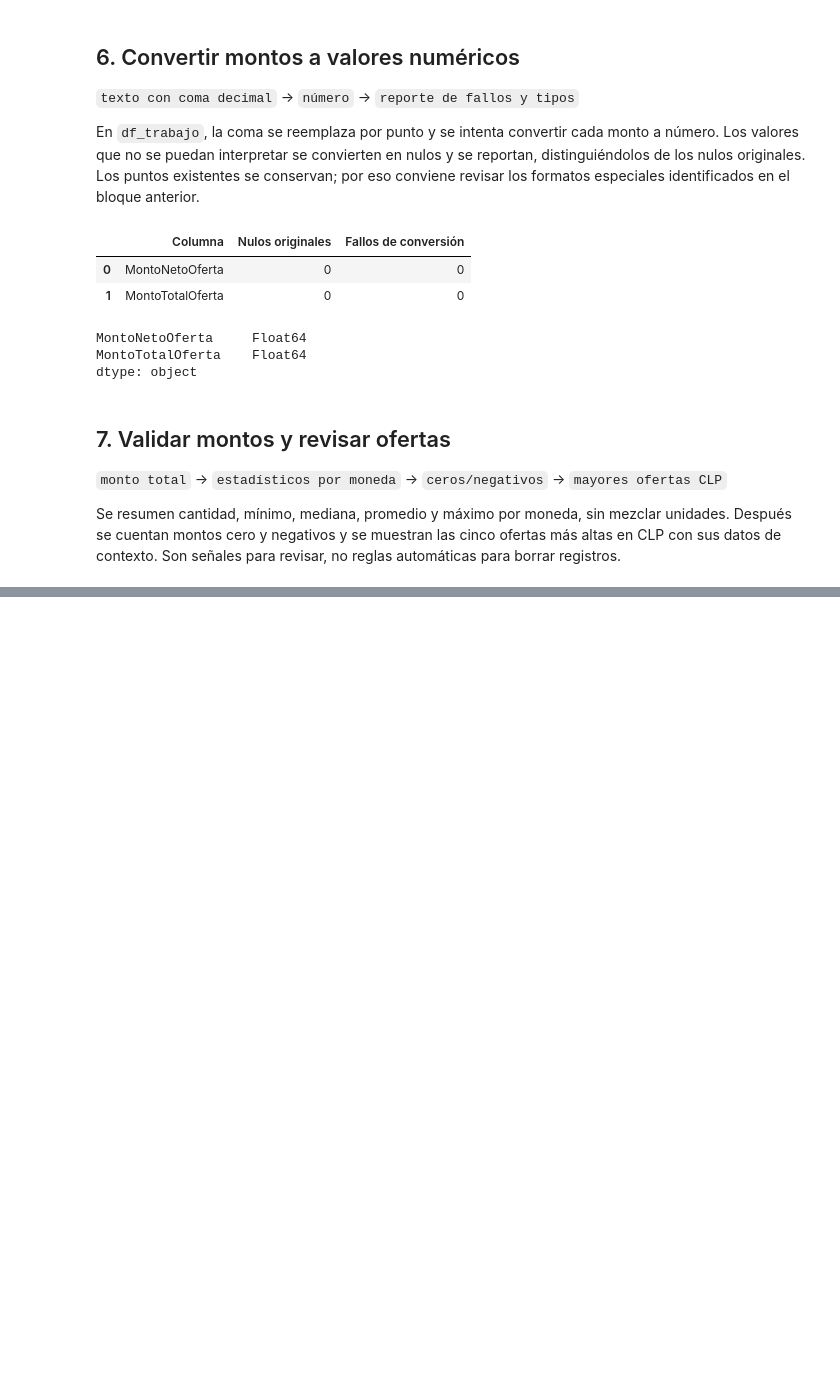
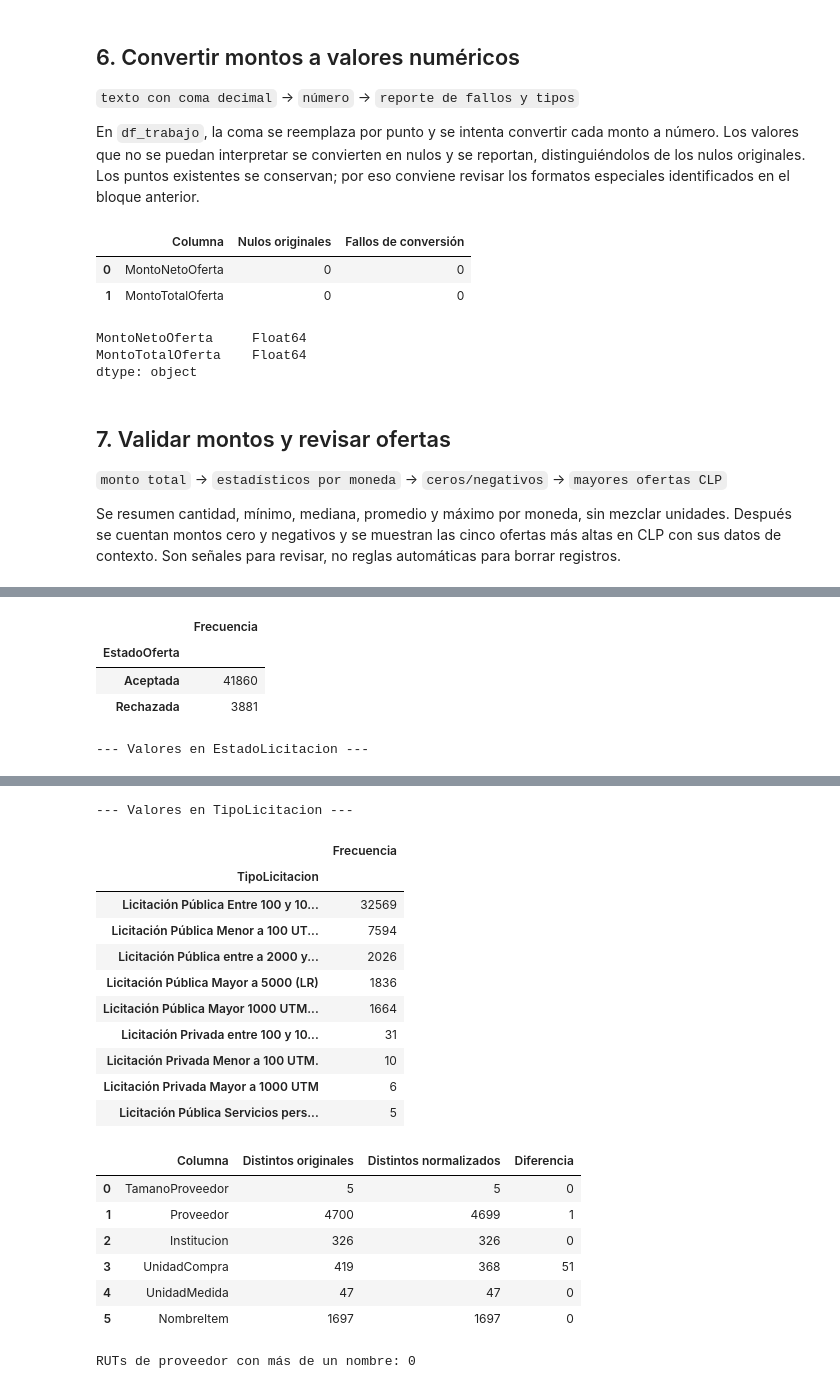
Before and after one commit to proyecto-grupo2-mcdi500/proyecto-grupo2-mcdi500, a Jupyter notebook: F2/F2_Preprocesamiento.ipynb, the cells around one changed output, grey strips where cells are left out. Cells and saved outputs as stored; diff of their text form; code cells hidden in the pictures; blank space fills up the shorter version.

```diff
--- a/F2/F2_Preprocesamiento.ipynb
+++ b/F2/F2_Preprocesamiento.ipynb
@@ -508,0 +515,55 @@ Montos negativos: 1
+# %%
+# PASO 23: Revisar los valores únicos de las variables categóricas clave.
+# Esto permite ver cómo están escritas las categorías de TamanoProveedor y otras columnas.
+columnas_categoricas = [
+    "TamanoProveedor",
+    "ResultadoOferta",
+    "EstadoOferta",
+    "EstadoLicitacion",
+    "TipoLicitacion"
+]
+
+for columna in columnas_categoricas:
+    print(f"\n--- Valores en {columna} ---")
+    display(df_trabajo[columna].value_counts(dropna=False).to_frame(name="Frecuencia"))
+
+
+# PASO 24: Buscar nombres equivalentes escritos con distintas mayúsculas o espacios.
+# Comparamos cuántos valores distintos hay antes y después de normalizar el texto.
+columnas_nombres = [
+    "TamanoProveedor",
+    "Proveedor",
+    "Institucion",
+    "UnidadCompra",
+    "UnidadMedida",
+    "NombreItem"
+]
+
+revision_equivalentes = []
+
+for columna in columnas_nombres:
+    original = df_trabajo[columna].astype("string")
+    normalizado = original.str.strip().str.upper()
+
+    distintos_original = original.nunique(dropna=True)
+    distintos_normalizado = normalizado.nunique(dropna=True)
+
+    revision_equivalentes.append({
+        "Columna": columna,
+        "Distintos originales": distintos_original,
+        "Distintos normalizados": distintos_normalizado,
+        "Diferencia": distintos_original - distintos_normalizado
+    })
+
+display(pd.DataFrame(revision_equivalentes))
+
+
+# PASO 25: Revisar si un mismo RUT de proveedor tiene más de un nombre registrado.
+nombres_por_rut = (
+    df_trabajo.groupby("ProveedorRUT")["Proveedor"]
+    .nunique()
+)
+
+ruts_con_varios_nombres = nombres_por_rut[nombres_por_rut > 1]
+print("RUTs de proveedor con más de un nombre:", len(ruts_con_varios_nombres))
+# %% [output]
@@ -508,0 +584,5 @@ Montos negativos: 1
+|  | Frecuencia |
+| EstadoOferta |  |
+| Aceptada | 41860 |
+| Rechazada | 3881 |
+--- Valores en EstadoLicitacion ---
@@ -508,0 +595,20 @@ Montos negativos: 1
+--- Valores en TipoLicitacion ---
+|  | Frecuencia |
+| TipoLicitacion |  |
+| Licitación Pública Entre 100 y 10... | 32569 |
+| Licitación Pública Menor a 100 UT... | 7594 |
+| Licitación Pública entre a 2000 y... | 2026 |
+| Licitación Pública Mayor a 5000 (LR) | 1836 |
+| Licitación Pública Mayor 1000 UTM... | 1664 |
+| Licitación Privada entre 100 y 10... | 31 |
+| Licitación Privada Menor a 100 UTM. | 10 |
+| Licitación Privada Mayor a 1000 UTM | 6 |
+| Licitación Pública Servicios pers... | 5 |
+|  | Columna | Distintos originales | Distintos normalizados | Diferencia |
+| 0 | TamanoProveedor | 5 | 5 | 0 |
+| 1 | Proveedor | 4700 | 4699 | 1 |
+| 2 | Institucion | 326 | 326 | 0 |
+| 3 | UnidadCompra | 419 | 368 | 51 |
+| 4 | UnidadMedida | 47 | 47 | 0 |
+| 5 | NombreItem | 1697 | 1697 | 0 |
+RUTs de proveedor con más de un nombre: 0
```
Also changed, not shown: parts of 6 cells of this notebook, 1 other file.
